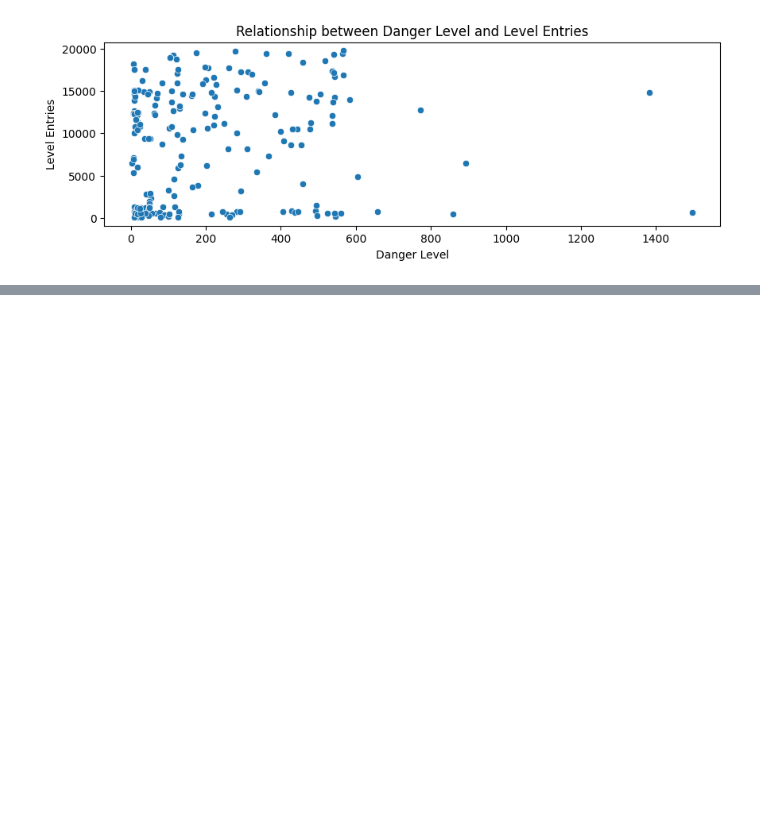
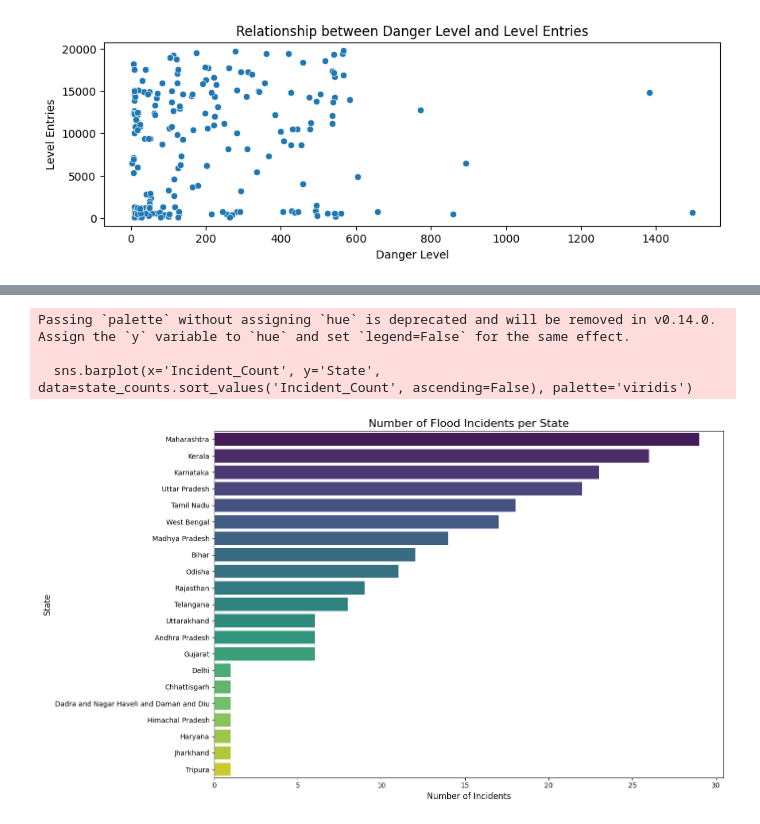
Before and after one commit to sparshgoyal2701/Indo-Floods-Data-Visualization-Project-, a Jupyter notebook: Flood_Events_in_India.ipynb, the cells around one changed output, grey strips where cells are left out. Saved outputs shown, nothing was run; the diff lists cells and outputs as text; code cells hidden in the pictures; blank space fills up the shorter version.

```diff
--- a/Flood_Events_in_India.ipynb
+++ b/Flood_Events_in_India.ipynb
@@ -238,11 +241,17 @@ NameError: name 'river_counts_up' is not defined
 # %%
+state_counts = df.groupby('State').size().reset_index(name='Incident_Count')
 plt.figure(figsize=(14, 8))
 sns.barplot(x='Incident_Count', y='State', data=state_counts.sort_values('Incident_Count', ascending=False), palette='viridis')
 plt.title('Number of Flood Incidents per State', fontsize=16)
 plt.xlabel('Number of Incidents', fontsize=12)
 plt.ylabel('State', fontsize=12)
 plt.tight_layout()
 plt.show()
+# %% [output]
+Passing `palette` without assigning `hue` is deprecated and will be removed in v0.14.0. Assign the `y` variable to `hue` and set `legend=False` for the same effect.
+
+  sns.barplot(x='Incident_Count', y='State', data=state_counts.sort_values('Incident_Count', ascending=False), palette='viridis')
+[figure, added]
 # %%
 cols_to_plot = ["Level_Entries", "Streamflow_Entries", "Warning Level", "Danger Level", "Area variation (%)"]
 sns.pairplot(df[cols_to_plot])
```
Also changed, not shown: parts of 3 cells of this notebook.
